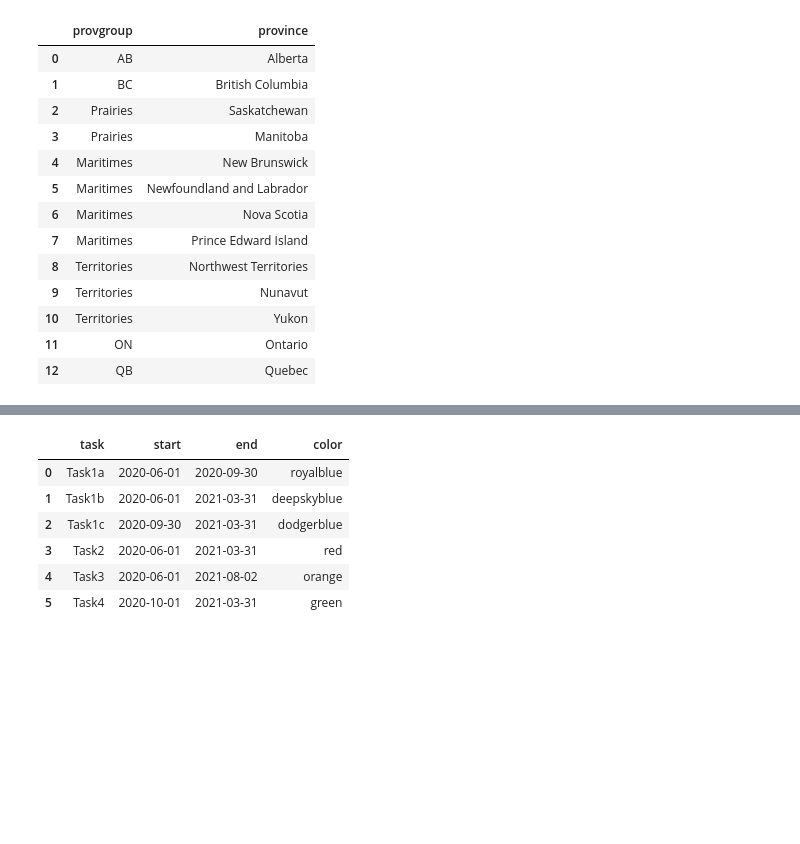
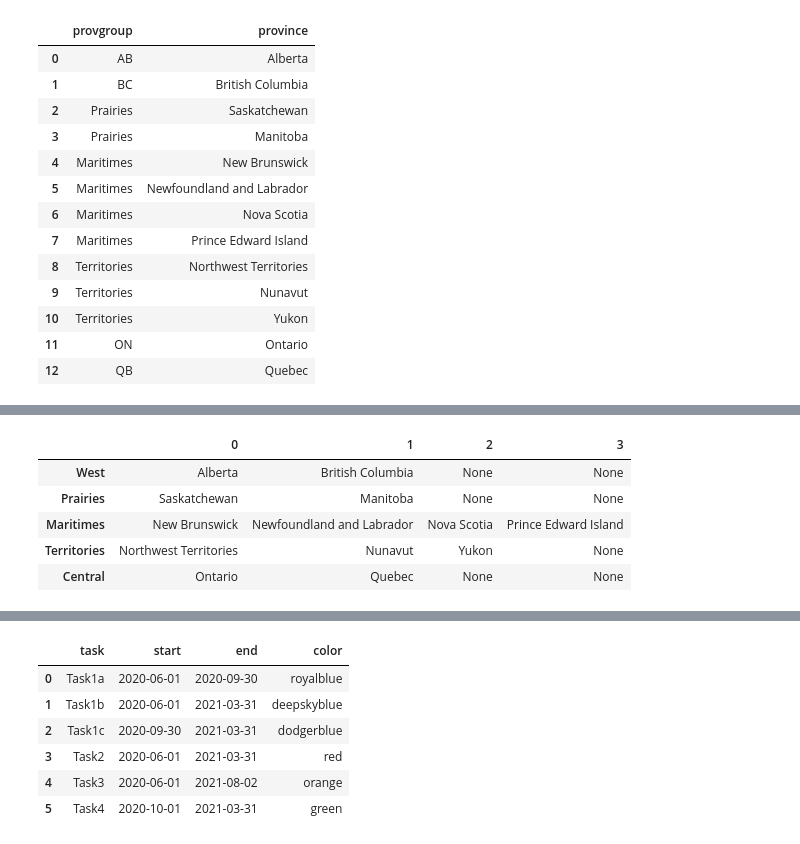
Before and after one commit to freinric/Dashboard_Cost-of-living, a Jupyter notebook: src/provgroupcol.ipynb, the cells around one changed output, grey strips where cells are left out. Cells and saved outputs as stored; diff of their text form; code cells hidden in the pictures; blank space fills up the shorter version.

```diff
--- a/src/provgroupcol.ipynb
+++ b/src/provgroupcol.ipynb
@@ -94,0 +82,25 @@ provdf
+# %%
+df = pd.read_csv("../data/processed/data.csv")
+provdict = {'West': ['Alberta', 'British Columbia'],
+            'Prairies':['Saskatchewan','Manitoba'],
+            'Maritimes':['New Brunswick','Newfoundland and Labrador','Nova Scotia','Prince Edward Island'],
+            'Territories':['Northwest Territories','Nunavut','Yukon'],
+            'Central': ['Ontario','Quebec']}
+provcold = {'West':'#66c1a4',
+           'Prairies':'#ffd92e',
+           'Central':'#a4d753',
+           'Maritimes':'#e78ac2',
+           'Territories':'#e5c394'}
+domain = [x for x in provcold.keys()]
+range_ = [x for x in provcold.values()]
+provdf = pd.DataFrame.from_dict(provdict, orient='index')
+provdf
+#provdf = provdf.explode(0)
+#provdf
+# %% [output]
+|  | 0 | 1 | 2 | 3 |
+| West | Alberta | British Columbia | None | None |
+| Prairies | Saskatchewan | Manitoba | None | None |
+| Maritimes | New Brunswick | Newfoundland and Labrador | Nova Scotia | Prince Edward Island |
+| Territories | Northwest Territories | Nunavut | Yukon | None |
+| Central | Ontario | Quebec | None | None |
```
Also changed, not shown: parts of 3 cells of this notebook, 1 other file.
